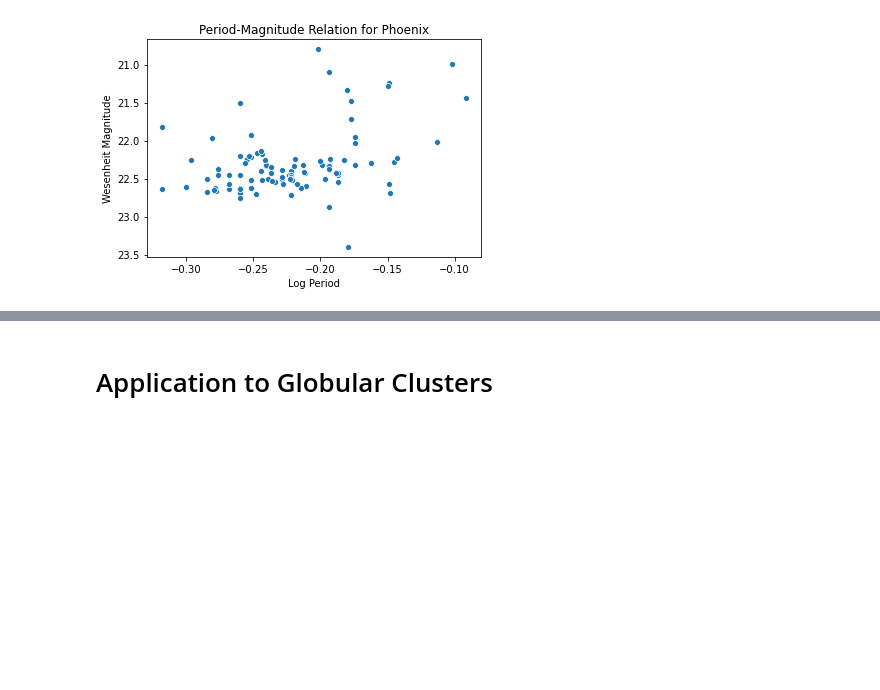
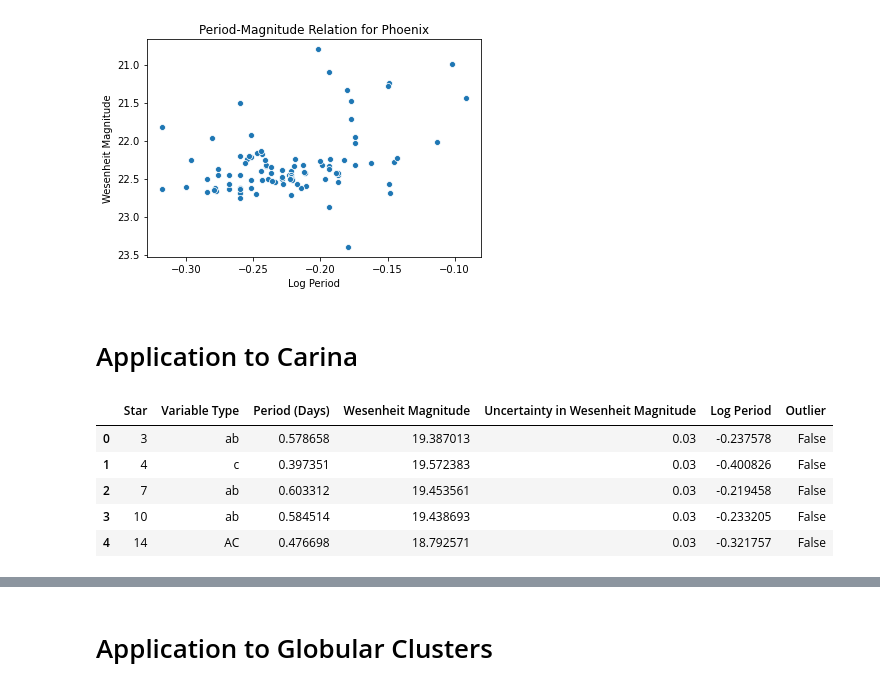
Before and after one commit to pranav-nagarajan/Variable-Stars, a Jupyter notebook: Data Analysis for Variable Stars.ipynb, the cells around one changed output, grey strips where cells are left out. Saved outputs shown, nothing was run; the diff lists cells and outputs as text; code cells hidden in the pictures; blank space fills up the shorter version.

```diff
--- a/Data Analysis for Variable Stars.ipynb
+++ b/Data Analysis for Variable Stars.ipynb
@@ -848,3 +850,5 @@ plt.gca().invert_yaxis()
 plt.title(f'Period-Magnitude Relation for Phoenix');
 # %% [output]
 [figure]
+# %% [markdown]
+# Application to Carina
@@ -850,0 +859,12 @@ plt.title(f'Period-Magnitude Relation for Phoenix');
+# %%
+all_outlier_carina = (carina_graph_tab['Wesenheit Magnitude'] ==
+                      carina_graph_tab[carina_graph_tab['Variable Type'] == 'ab']['Wesenheit Magnitude'].min())
+carina_graph_tab['Outlier'] = all_outlier_carina
+carina_graph_tab.head()
+# %% [output]
+|  | Star | Variable Type | Period (Days) | Wesenheit Magnitude | Uncertainty in Wesenheit Magnitude | Log Period | Outlier |
+| 0 | 3 | ab | 0.578658 | 19.387013 | 0.03 | -0.237578 | False |
+| 1 | 4 | c | 0.397351 | 19.572383 | 0.03 | -0.400826 | False |
+| 2 | 7 | ab | 0.603312 | 19.453561 | 0.03 | -0.219458 | False |
+| 3 | 10 | ab | 0.584514 | 19.438693 | 0.03 | -0.233205 | False |
+| 4 | 14 | AC | 0.476698 | 18.792571 | 0.03 | -0.321757 | False |
```
Also changed, not shown: parts of 5 cells of this notebook, 2 other files.
